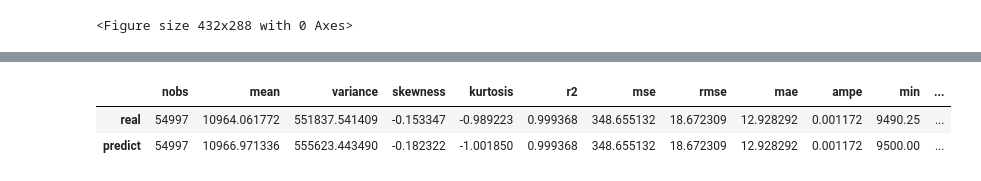
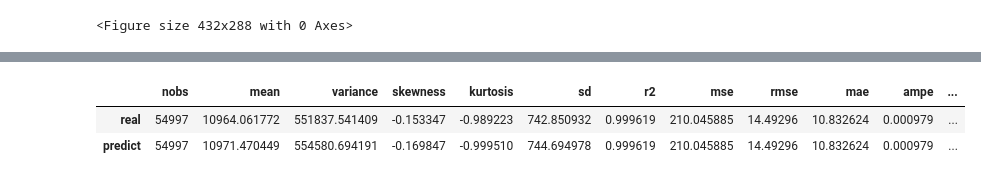
Before and after one commit to webclinic017/dbpower-machine-learning-project, a Jupyter notebook: nq7.ipynb, the cells around one changed output, grey strips where cells are left out. Cells and saved outputs as stored; diff of their text form; code cells hidden in the pictures.

```diff
--- a/nq7.ipynb
+++ b/nq7.ipynb
@@ -495,9 +495,10 @@ print('验证集: X_Valid Data: {}, Y_Valid Data: {}, Date_Valid: {}'.format(x_v
 # %%
 # 6.1.1 模型参数
 batch_size = 512
-epochs = 6
+epochs = 12
 units = 512
 verbose = 1
+learning_rate = 0.0005 # 0.001
 no_batches = x_train.shape[0]
 timesteps = x_train.shape[1]
 no_features = x_train.shape[2]
@@ -531,7 +532,7 @@ if is_y_label_m_to_n:
 else:
     model.add(Dense(units=1))
 
-opt = tf.keras.optimizers.Adam(learning_rate=0.001) # 0.001
+opt = tf.keras.optimizers.Adam(learning_rate=learning_rate)
 model.compile(optimizer=opt, loss='mean_squared_error', metrics=['accuracy'])
 model.summary()
 
@@ -804,37 +805,39 @@ joblib.dump(scalers, path_name_12)
 if is_y_label_m_to_n:
     predict_k12 = 't1'
 else:
     predict_k12 = 'predict_close'
 
 df12 = df9_3.copy(deep=True)
 mask12 = ((df12[predict_k12] > 0) & (df12['Close'] > 0))
 df12 = df12.loc[mask12].round(2)
 
 #
 stats_1 = stats.describe(df12['Close'].values)
-stats_2 = stats.describe(df12['t5'].values)
+stats_2 = stats.describe(df12[predict_k12].values)
 # R平方, 均方误差, 均方根误差, 平均绝对误差, 平均絕對百分比誤差
 r2 = r2_score(df12['Close'].values, df12[predict_k12].values)
 mse = mean_squared_error(df12['Close'].values, df12[predict_k12].values)
 rmse = np.sqrt(mean_squared_error(df12['Close'].values, df12[predict_k12].values))
 mae =  mean_absolute_error(df12['Close'].values, df12[predict_k12].values)
 ampe = np.mean(np.abs((df12['Close']-df12[predict_k12])/df12['Close']))
-columns2 = ['r2', 'mse', 'rmse', 'mae', 'ampe']
+columns2 = ['sd', 'r2', 'mse', 'rmse', 'mae', 'ampe']
 result1 = [r2, mse, rmse, mae, ampe]
+# 標準差
+std_1, std_2 = [np.std(df12['Close'].values)], [np.std(df12[predict_k12].values)]
 # 最少值, 四分位數, 最大值
 columns3 = ['min', 'q25%', 'q50%', 'q75%', 'max']
 result2 = df12['Close'].quantile([.0, .25, .5, .75, 1]).values.tolist()
 result3 = df12[predict_k12].quantile([.0, .25, .5, .75, 1]).values.tolist()
 
 # 合併
-df12_1 = pd.DataFrame([list(stats_1)+result1+result2, list(stats_2)+result1+result3], columns=list(stats_1._fields)+columns2+columns3, index=['real', 'predict'])
+df12_1 = pd.DataFrame([list(stats_1)+std_1+result1+result2, list(stats_2)+std_2+result1+result3], columns=list(stats_1._fields)+columns2+columns3, index=['real', 'predict'])
 df12_1.drop(['minmax'], axis=1, inplace=True)
 
 # 13.4 save
-path_13 = os.path.abspath(os.path.join('data', 'nq', 'result-describe', path_name_2+'-'+path_1_date+'-e'+ str(epochs) +'-u'+ str(units) + '-w' + str(window_size) + path_name+ '-' + cur_time +'.csv'))
+path_13 = os.path.abspath(os.path.join('data', 'nq', 'result-describe', path_name_2+'-'+path_1_date+'-e'+ str(epochs) +'-u'+ str(units) + '-w' + str(window_size) + '-lr' + str(learning_rate) + path_name+ '-' + cur_time +'.csv'))
 df12_1.to_csv(path_13)
 df12_1
 # %% [output]
-|  | nobs | mean | variance | skewness | kurtosis | r2 | mse | rmse | mae | ampe | min | ... |
-| real | 54997 | 10964.061772 | 551837.541409 | -0.153347 | -0.989223 | 0.999368 | 348.655132 | 18.672309 | 12.928292 | 0.001172 | 9490.25 | ... |
-| predict | 54997 | 10966.971336 | 555623.443490 | -0.182322 | -1.001850 | 0.999368 | 348.655132 | 18.672309 | 12.928292 | 0.001172 | 9500.00 | ... |
+|  | nobs | mean | variance | skewness | kurtosis | sd | r2 | mse | rmse | mae | ampe | ... |
+| real | 54997 | 10964.061772 | 551837.541409 | -0.153347 | -0.989223 | 742.850932 | 0.999619 | 210.045885 | 14.49296 | 10.832624 | 0.000979 | ... |
+| predict | 54997 | 10971.470449 | 554580.694191 | -0.169847 | -0.999510 | 744.694978 | 0.999619 | 210.045885 | 14.49296 | 10.832624 | 0.000979 | ... |
```
Also changed, not shown: parts of 6 cells of this notebook.
